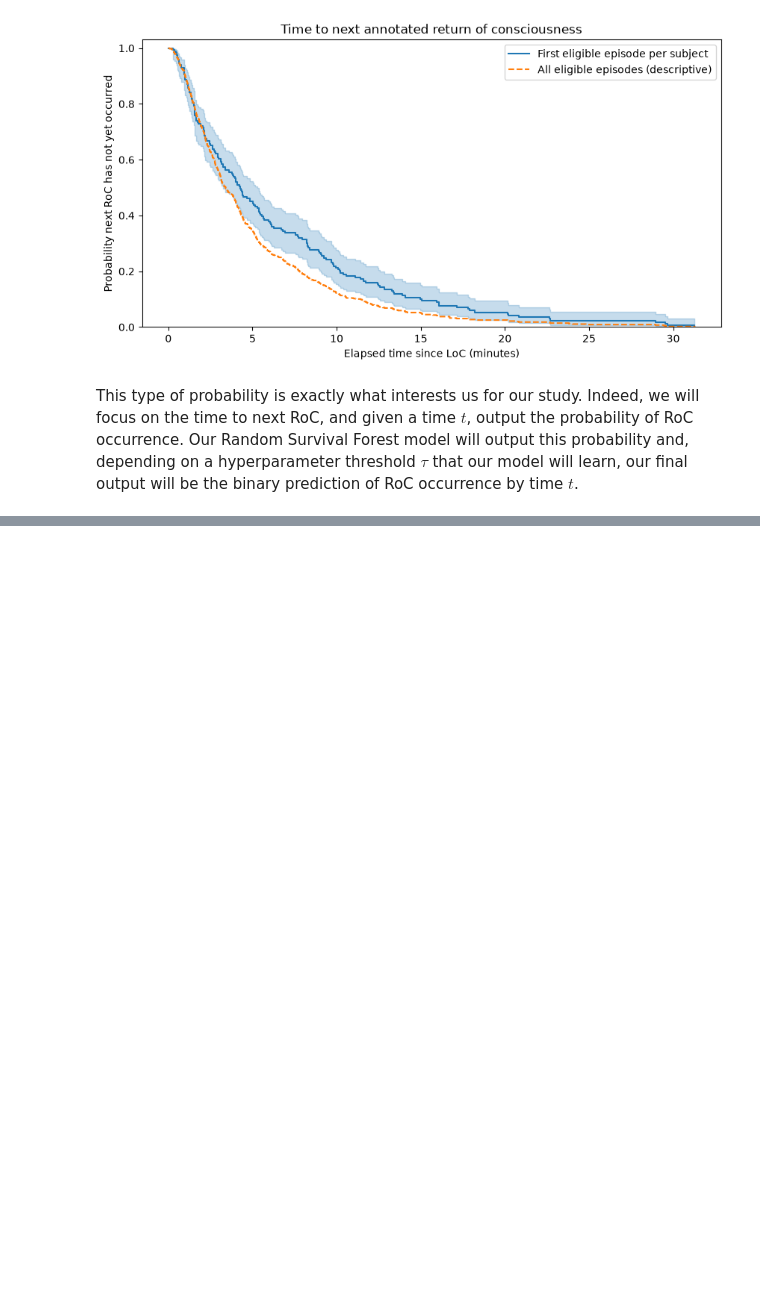
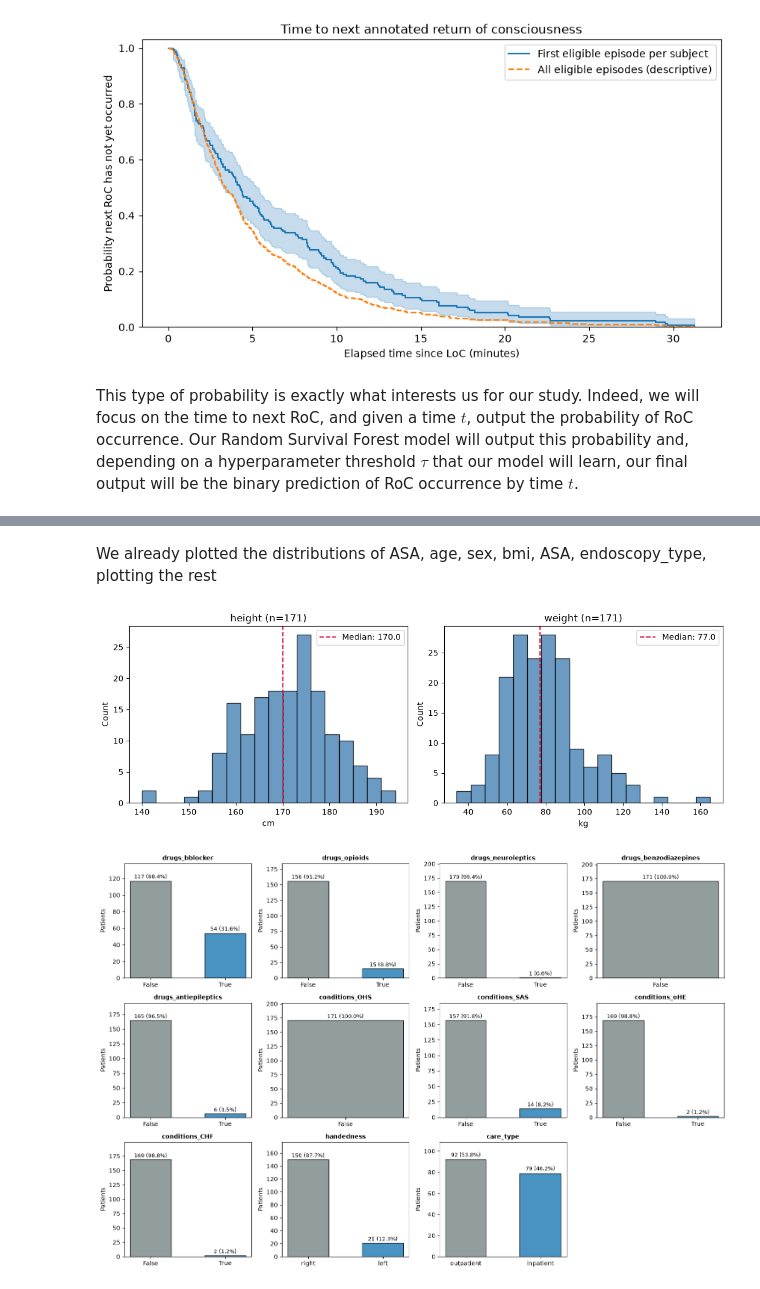
Before and after one commit to pippolin0/EPFL-ICUcockpit, a Jupyter notebook: src/data_analysis/exploratory_analysis.ipynb, the cells around one changed output, grey strips where cells are left out. Drawn from its saved outputs; the diff is of its cells as text; code cells hidden in the pictures; blank space fills up the shorter version.

Commit message:
Static and pEEG data additionnal exploration, exploratory_analysis.ipynb
 Added categorical figures for static dataset and a plotted a sample pEEG in order to get an idea

```diff
--- a/src/data_analysis/exploratory_analysis.ipynb
+++ b/src/data_analysis/exploratory_analysis.ipynb
@@ -501,0 +533,60 @@ This type of probability is exactly what interests us for our study. Indeed, we
+# %% [markdown]
+We already plotted the distributions of ASA, age, sex, bmi, ASA, endoscopy_type, plotting the rest
+# %%
+num_cols = ["height", "weight"]
+fig, axes = plt.subplots(1, 2, figsize=(11, 4))
+
+for ax, col in zip(axes, num_cols):
+    series = static[col].dropna()
+    ax.hist(series, bins=18, color="steelblue", edgecolor="black", alpha=0.8)
+    ax.axvline(series.median(), color="crimson", linestyle="--", lw=1.5,
+               label=f"Median: {series.median():.1f}")
+    ax.set_title(f"{col} (n={len(series)})")
+    ax.set_xlabel("cm" if col == "height" else "kg")
+    ax.set_ylabel("Count")
+    ax.legend()
+
+plt.tight_layout()
+plt.show()
+
+cat_cols = [
+    "drugs_bblocker", "drugs_opioids", "drugs_neuroleptics",
+    "drugs_benzodiazepines", "drugs_antiepileptics",
+    "conditions_OHS", "conditions_SAS", "conditions_oHE", "conditions_CHF",
+    "handedness", "care_type",
+]
+
+fig, axes = plt.subplots(3, 4, figsize=(15, 10))
+axes = axes.flatten()
+
+for ax, col in zip(axes, cat_cols):
+    s = static[col].fillna("Missing").astype(str)
+    counts = s.value_counts()
+
+    # Keep consistent ["False", "True"] order on boolean columns for easy scanning
+    if set(counts.index).issubset({"False", "True", "Missing"}):
+        order = [k for k in ["False", "True", "Missing"] if k in counts.index]
+        counts = counts.reindex(order)
+
+    bars = ax.bar(counts.index, counts.values, color=["#7f8c8d", "#2980b9", "#e67e22"][:len(counts)],
+                  edgecolor="black", alpha=0.85, width=0.55)
+
+    # Annotate exact count and percentage above each bar
+    for bar, cnt in zip(bars, counts.values):
+        pct = cnt / len(static) * 100
+        ax.text(bar.get_x() + bar.get_width() / 2, bar.get_height() + 1.5,
+                f"{cnt} ({pct:.1f}%)", ha="center", va="bottom", fontsize=9)
+
+    ax.set_title(col, fontsize=10, fontweight="bold")
+    ax.set_ylabel("Patients")
+    ax.set_ylim(0, max(counts.values) * 1.18)
+
+# Hide the unused 12th subplot slot
+for ax in axes[len(cat_cols):]:
+    ax.axis("off")
+
+plt.tight_layout()
+plt.show()
+# %% [output]
+[figure, added]
+[figure, added]
```
Also changed, not shown: parts of 4 cells of this notebook.
